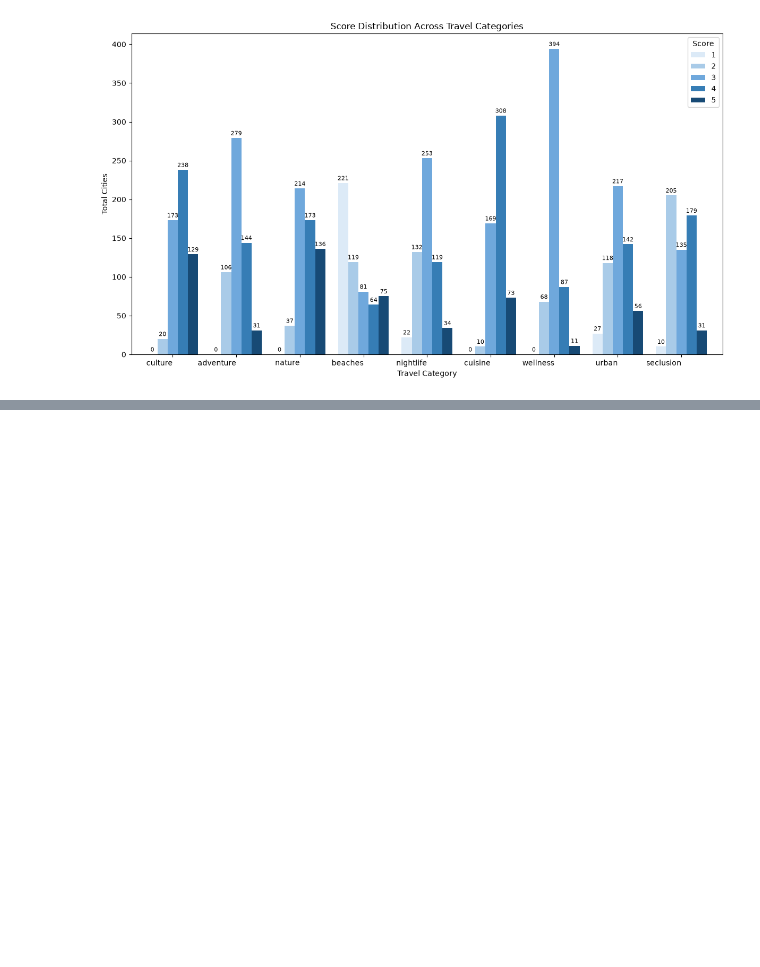
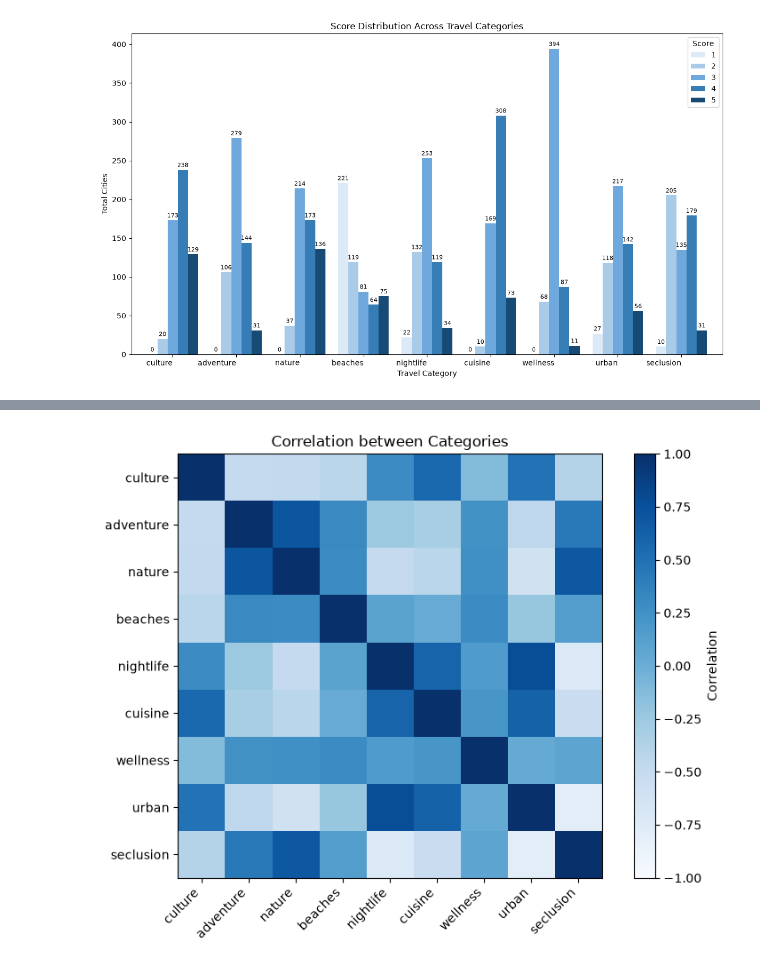
Before and after one commit to cassidyschul/travel_recommendation, a Jupyter notebook: dataexploration.ipynb, the cells around one changed output, grey strips where cells are left out. Saved outputs shown, nothing was run; the diff lists cells and outputs as text; code cells hidden in the pictures; blank space fills up the shorter version.

Commit message:
Add correlation heatmap to visualize relationships between travel categories

```diff
--- a/dataexploration.ipynb
+++ b/dataexploration.ipynb
@@ -114,3 +115,5 @@ plt.tight_layout()
 plt.show()
 # %% [output]
 [figure]
+# %%
+corr = merged_df[category_columns].corr()
@@ -116,0 +138,17 @@ plt.show()
+# %%
+fig, ax = plt.subplots(figsize = (8,6))
+im = ax.imshow(corr, cmap='Blues', vmin=-1, vmax=1)
+
+ax.set_xticks(range(len(category_columns)))
+ax.set_yticks(range(len(category_columns)))
+
+ax.set_xticklabels(category_columns, rotation=45, ha='right')
+ax.set_yticklabels(category_columns)
+
+fig.colorbar(im, label='Correlation')
+
+ax.set_title('Correlation between Categories')
+plt.tight_layout()
+plt.show()
+# %% [output]
+[figure, added]
```
Also changed, not shown: parts of 2 cells of this notebook.
